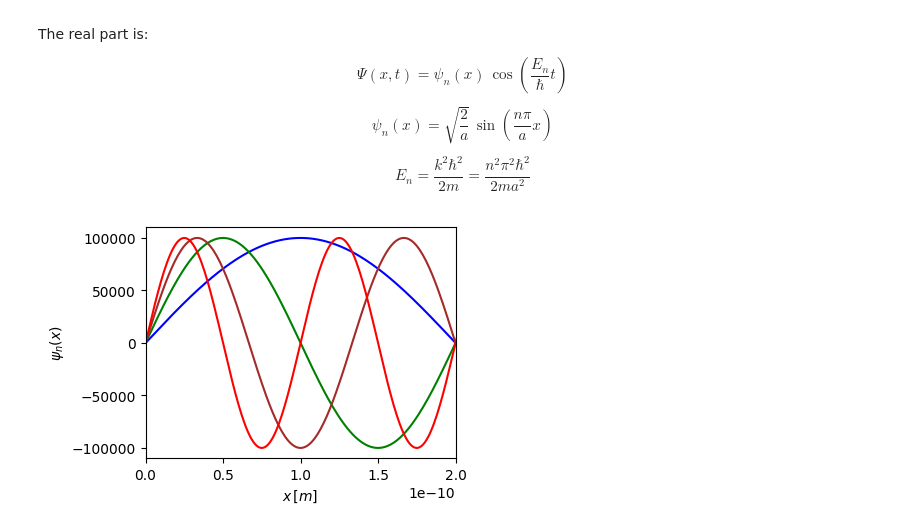
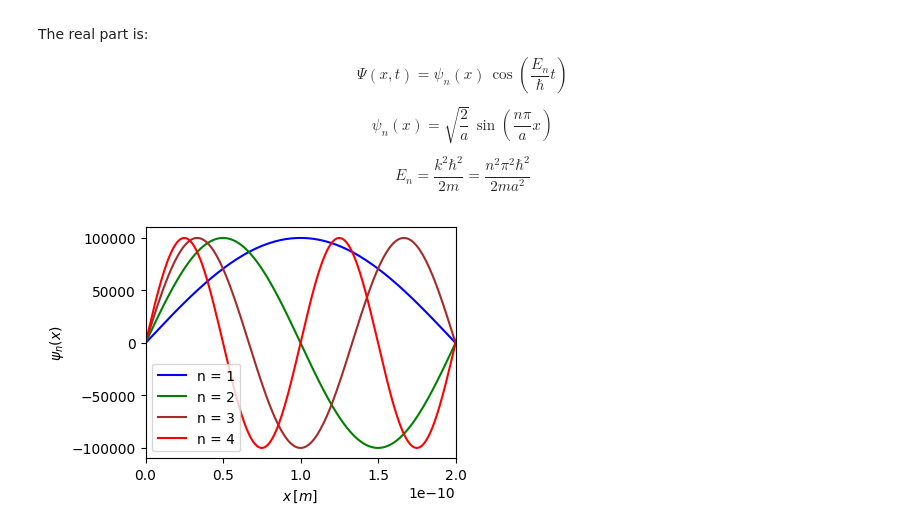
Before and after one commit to wbandabarragan/quantum-mechanics-1, a Jupyter notebook: python-resources/python_for_QM05.ipynb, the cells around one changed output. Saved outputs shown, nothing was run; the diff lists cells and outputs as text; code cells hidden in the pictures.

```diff
--- a/python-resources/python_for_QM05.ipynb
+++ b/python-resources/python_for_QM05.ipynb
@@ -187,18 +187,20 @@ psi_4 = psi_function(a, n_4, x, t)
 # %%
 # Make a plot of psi_1
 
 plt.figure(figsize=(4,3))
 
-plt.plot(x, psi_1, c = "blue")
-plt.plot(x, psi_2, c = "green")
-plt.plot(x, psi_3, c = "brown")
-plt.plot(x, psi_4, c = "red")
+plt.plot(x, psi_1, c = "blue", label = "n = 1")
+plt.plot(x, psi_2, c = "green", label = "n = 2")
+plt.plot(x, psi_3, c = "brown", label = "n = 3")
+plt.plot(x, psi_4, c = "red", label = "n = 4")
 
 plt.xlim(0, 2e-10) # Inside of the box
 
 plt.xlabel(r"$x\,[m]$")
 plt.ylabel(r"$\psi_n(x)$")
 
+plt.legend()
+
 plt.show()
 # %% [output]
-[figure, old version]
+[figure, new version]
```
Also changed, not shown: parts of 1 cell of this notebook.
